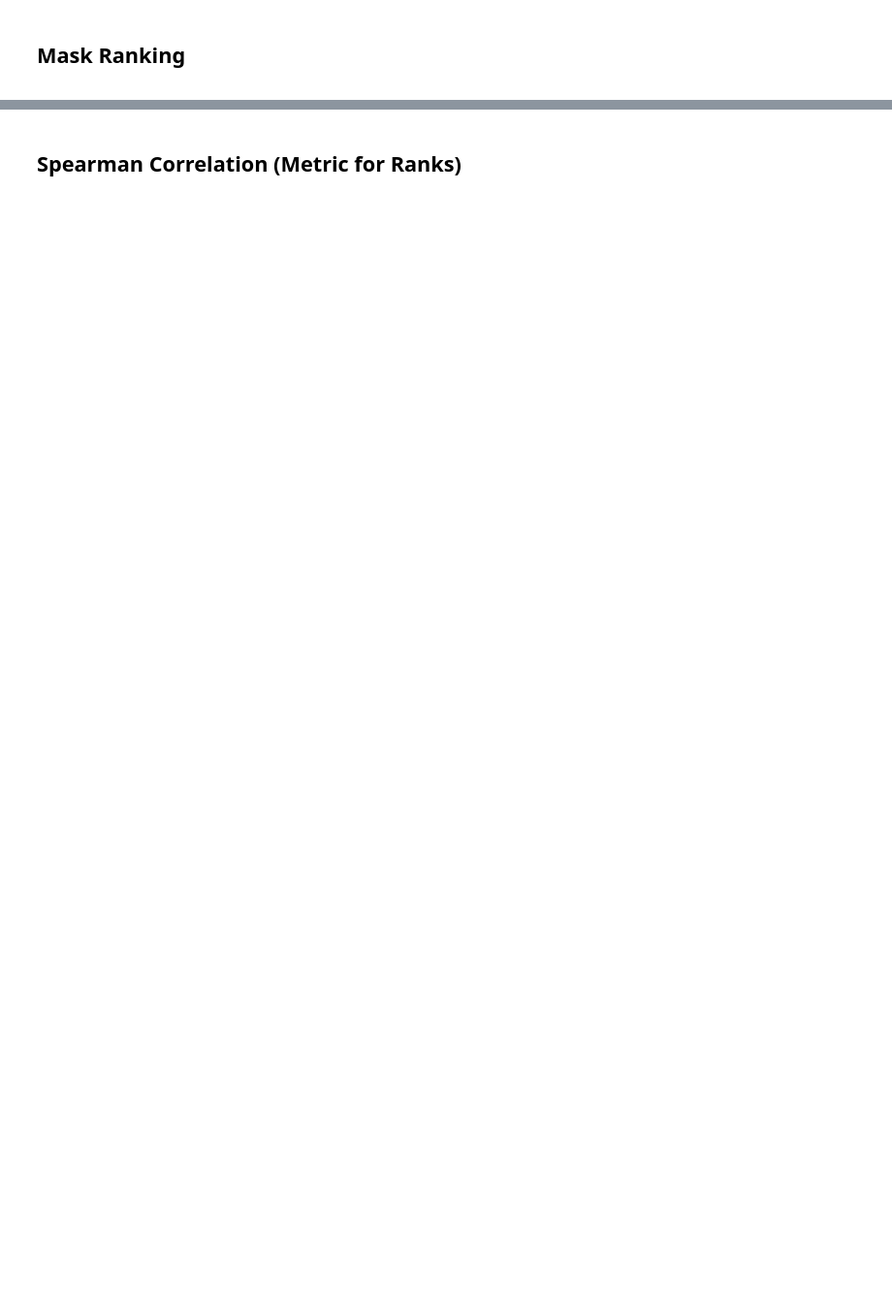
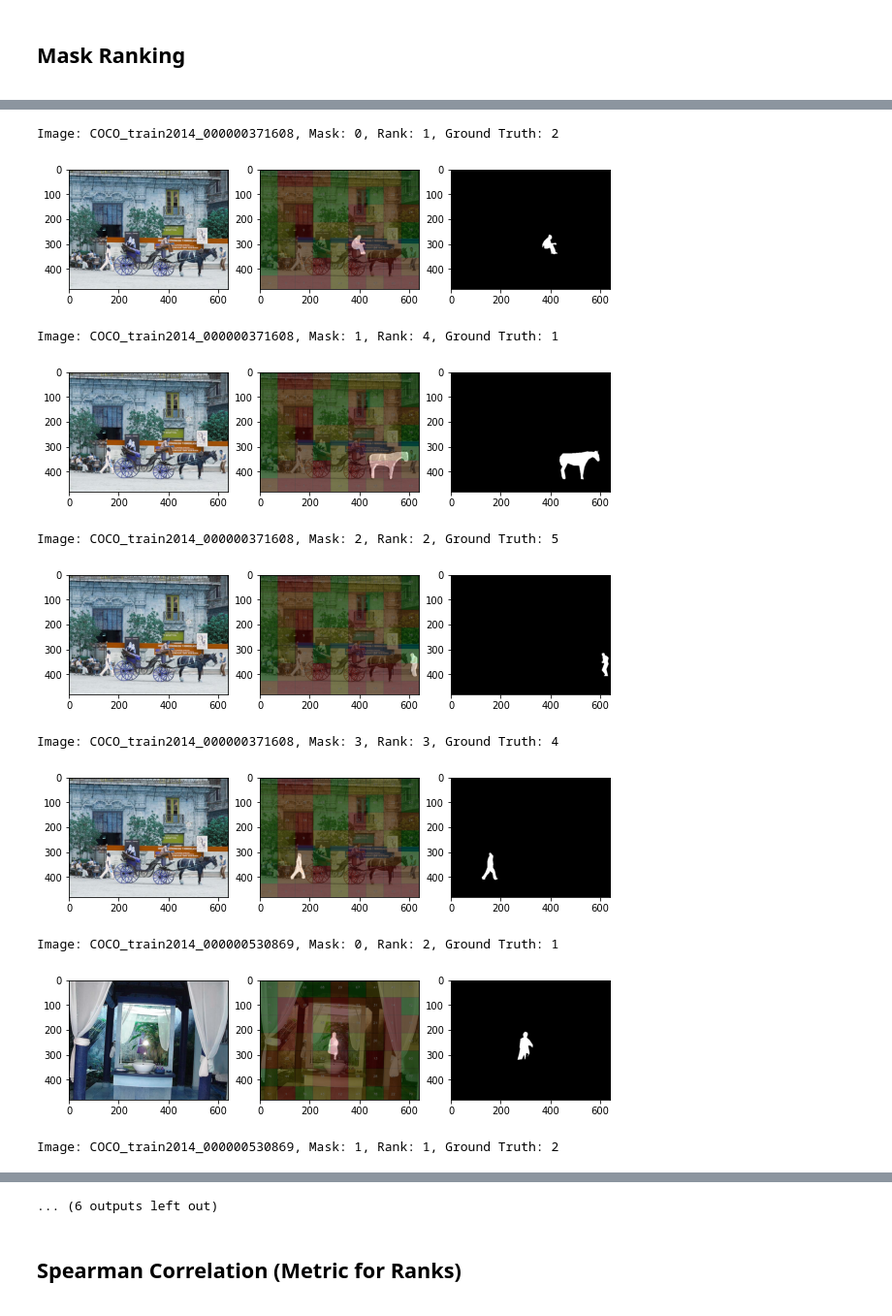
Before and after one commit to matthewkenely/ICT3909, a Jupyter notebook: optimisations/saliency-generator/Evaluation.ipynb, the cells around one changed output, grey strips where cells are left out. Shown at 97% size. Drawn from its saved outputs; the diff is of its cells as text; code cells hidden in the pictures; blank space fills up the shorter version.

```diff
--- a/optimisations/saliency-generator/Evaluation.ipynb
+++ b/optimisations/saliency-generator/Evaluation.ipynb
@@ -274,6 +256,0 @@ with open('masks.pkl', 'wb') as f:
-# %%
-# Load from pickle
-import pickle
-
-with open('masks.pkl', 'rb') as f:
-    masks = pickle.load(f)
@@ -376,3 +369,18 @@ with open('sara_lists.pkl', 'rb') as f:
+# %%
+# Load from json
+import json
+
+with open('saliency_maps.json', 'r') as fp:
+    saliency_maps = json.load(fp)
+    saliency_maps = {key: {inner_key: np.array(inner_value) for inner_key, inner_value in value.items()} for key, value in saliency_maps.items()}
+
+with open('sara_heatmaps.json', 'r') as fp:
+    sara_heatmaps = json.load(fp)
+    sara_heatmaps = {key: {inner_key: np.array(inner_value) for inner_key, inner_value in value.items()} for key, value in sara_heatmaps.items()}
+
+with open('sara_lists.json', 'r') as fp:
+    sara_lists = json.load(fp)
+    sara_lists = {key: {inner_key: np.array(inner_value) for inner_key, inner_value in value.items()} for key, value in sara_lists.items()}
 # %% [markdown]
 **<h2>Mask Ranking</h2>**
 # %%
@@ -466,0 +502,27 @@ mask_ranks
+# %%
+# Find the ith key in imgs, display the image, its sara_heatmap, its masks, their ranks and the ground truth. Multiple masks for the same img should be shown on the same plot
+i = 0
+
+for sara_list in mask_ranks:
+    for m in mask_ranks[sara_list]:
+        if mask_ranks[sara_list][m] != gt_ranks[sara_list][m]:
+            print(f'Image: {sara_list}, Mask: {m}, Rank: {mask_ranks[sara_list][m]}, Ground Truth: {gt_ranks[sara_list][m]}')
+            fig, ax = plt.subplots(1, 3, figsize=(10, 10))
+            ax[0].imshow(cv2.cvtColor(imgs[sara_list], cv2.COLOR_RGB2BGR))
+            ax[1].imshow(cv2.cvtColor(sara_heatmaps[sara_list]['deepgaze'], cv2.COLOR_BGR2RGB))
+            ax[1].imshow(masks[sara_list][m], cmap='gray', alpha=0.5)
+            ax[2].imshow(gt_masks[sara_list][m], cmap='gray')
+            plt.show()
+            i += 1
+# %% [output]
+Image: COCO_train2014_000000371608, Mask: 0, Rank: 1, Ground Truth: 2
+[figure, added]
+Image: COCO_train2014_000000371608, Mask: 1, Rank: 4, Ground Truth: 1
+[figure, added]
+Image: COCO_train2014_000000371608, Mask: 2, Rank: 2, Ground Truth: 5
+[figure, added]
+Image: COCO_train2014_000000371608, Mask: 3, Rank: 3, Ground Truth: 4
+[figure, added]
+Image: COCO_train2014_000000530869, Mask: 0, Rank: 2, Ground Truth: 1
+[figure, added]
+Image: COCO_train2014_000000530869, Mask: 1, Rank: 1, Ground Truth: 2
@@ -467,2 +530,3 @@ mask_ranks
+... (6 outputs left out)
 # %% [markdown]
 **<h2>Spearman Correlation (Metric for Ranks)</h2>**
```
Also changed, not shown: parts of 28 cells of this notebook, 17 other files.
